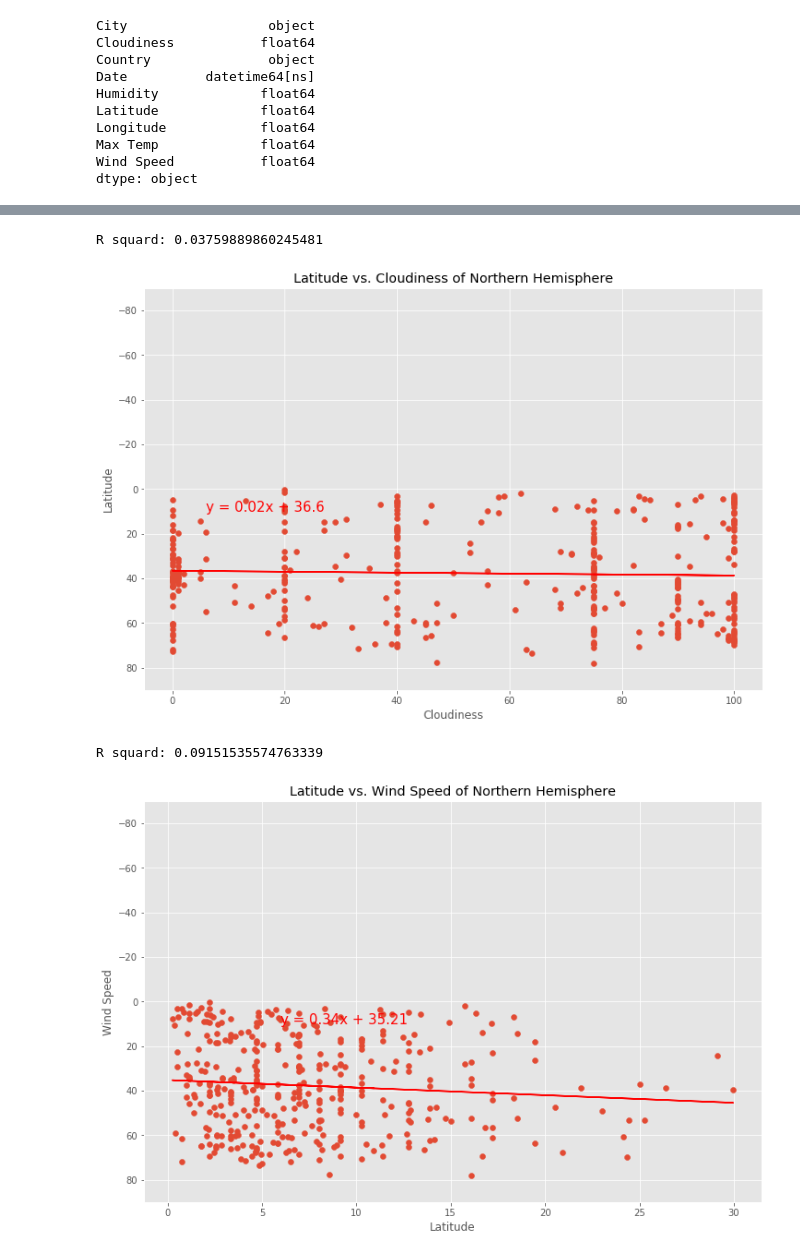
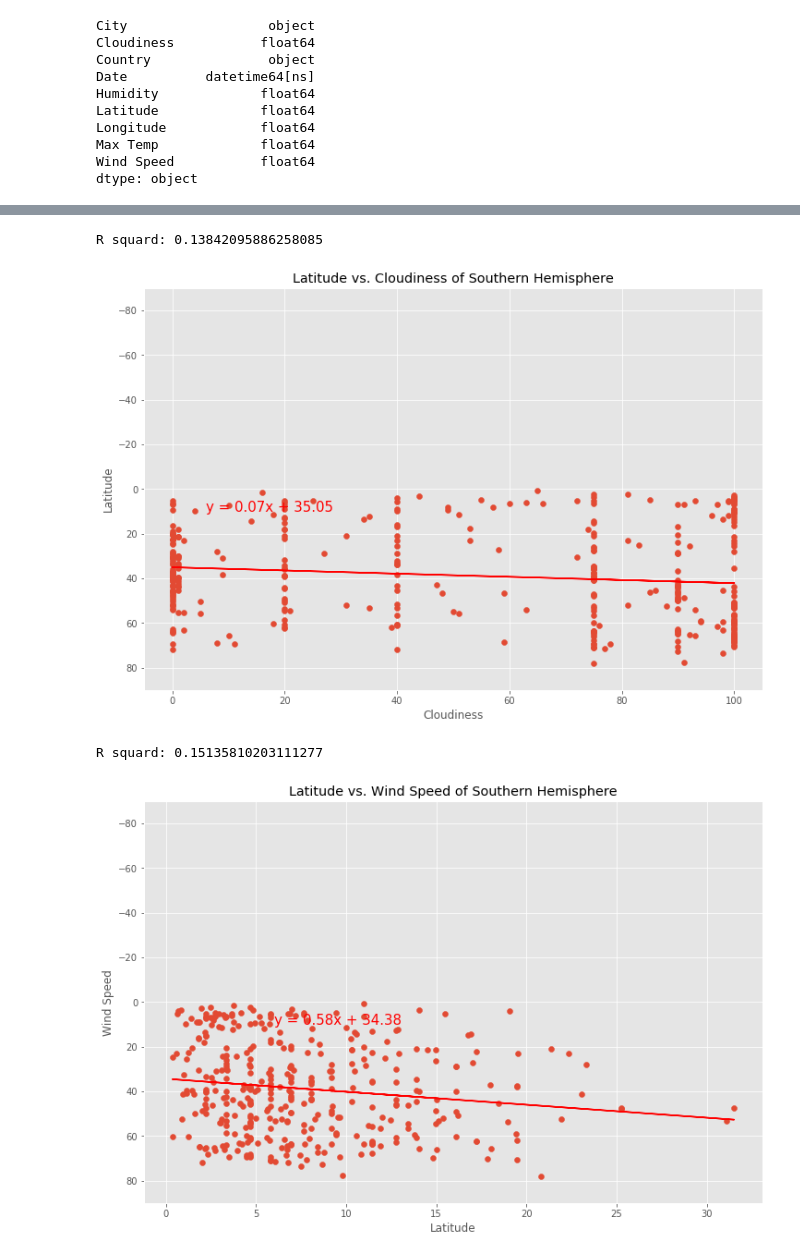
Before and after one commit to Gargipaul/Python_HW, a Jupyter notebook: Instructions/starter_code/WeatherPy.ipynb, the cells around one changed output, grey strips where cells are left out. Saved outputs shown, nothing was run; the diff lists cells and outputs as text; code cells hidden in the pictures.

```diff
--- a/Instructions/starter_code/WeatherPy.ipynb
+++ b/Instructions/starter_code/WeatherPy.ipynb
@@ -653,7 +653,7 @@ plt.annotate(line_eq,(6,10),fontsize=15,color="red")
 # Label plot
 plt.xlabel('Cloudiness')
 plt.ylabel('Latitude')
-plt.title("Latitude vs. Cloudiness of Northern Hemisphere")
+plt.title("Latitude vs. Cloudiness of Southern Hemisphere")
 plt.ylim(90,-90)
 
 # Save image
@@ -661,35 +661,35 @@ print(f"R squard: {rvalue}")
 plt.savefig("South_df{}.png")
 plt.show()
 # %% [output]
-R squard: 0.03759889860245481
+R squard: 0.13842095886258085
-[figure, old version]
+[figure, new version]
 # %%
 #plt.scatter(weather_df["Latitude"], weather_df["Max Temp"])
 x_values = South_df['Wind Speed']
 y_values = South_df['Latitude']
 
 # Run linear regression
 (slope, intercept, rvalue, pvalue, stderr) = linregress(x_values, y_values)
 regress_values = x_values * slope + intercept
 line_eq = "y = " + str(round(slope,2)) + "x + " + str(round(intercept,2))
 
 # Plot scatter plot
 plt.scatter(x_values,y_values)
 
 # Plot regression line
 plt.plot(x_values,regress_values,"r-")
 plt.annotate(line_eq,(6,10),fontsize=15,color="red")
 
 # Label plot
 plt.xlabel('Latitude')
 plt.ylabel('Wind Speed')
-plt.title("Latitude vs. Wind Speed of Northern Hemisphere")
+plt.title("Latitude vs. Wind Speed of Southern Hemisphere")
 plt.ylim(90,-90)
 
 # Save image
 print(f"R squard: {rvalue}")
 plt.savefig("South_df{}.png")
 plt.show()
 # %% [output]
-R squard: 0.09151535574763339
+R squard: 0.15135810203111277
-[figure, old version]
+[figure, new version]
```
Also changed, not shown: parts of 22 cells of this notebook, 5 other files.
